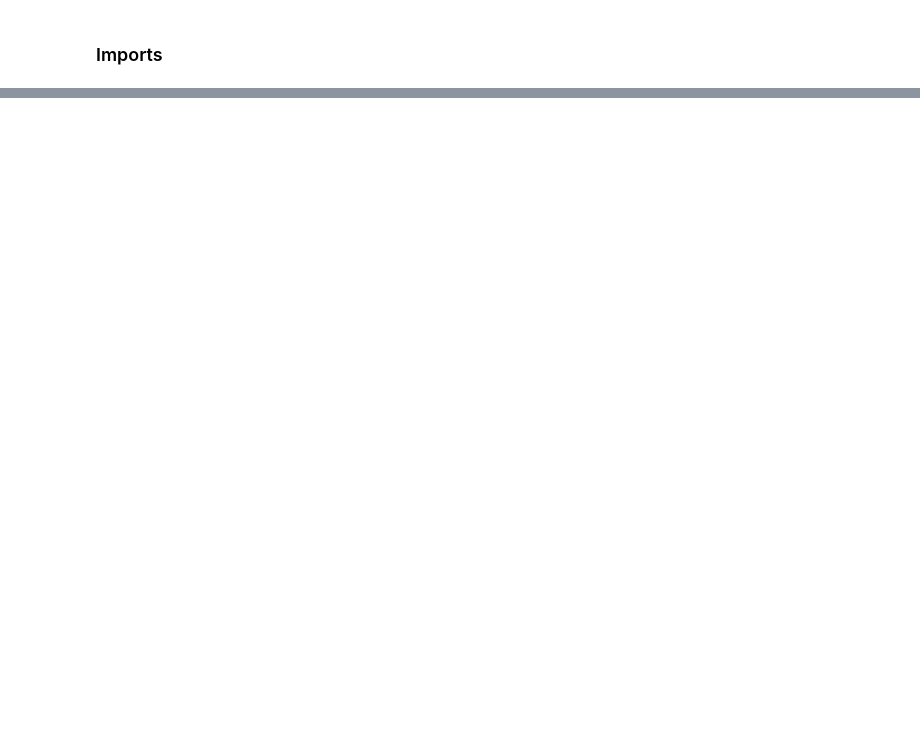
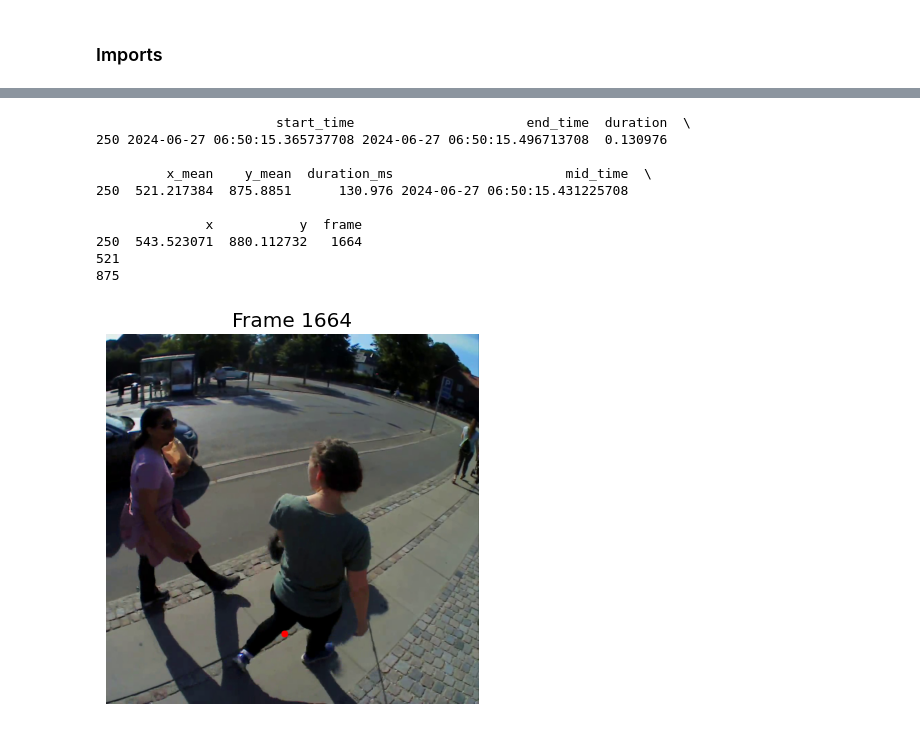
Before and after one commit to raquelmdtum/master-thesis, a Jupyter notebook: notebooks/do_eye.ipynb, the cells around one changed output, grey strips where cells are left out. Cells and saved outputs as stored; diff of their text form; code cells hidden in the pictures; blank space fills up the shorter version.

```diff
--- a/notebooks/do_eye.ipynb
+++ b/notebooks/do_eye.ipynb
@@ -350,0 +559,32 @@ KeyboardInterrupt:
+# %%
+frame_id = int(aligned["frame"].iloc[80])
+
+cap.set(cv.CAP_PROP_POS_FRAMES, frame_id)
+ret, frame = cap.read()
+
+gaze_rows = aligned[aligned["frame"] == frame_id]
+print(gaze_rows)
+
+for _, gaze in gaze_rows.iterrows():
+    x = int(gaze["x_mean"])
+    y = int(gaze["y_mean"])
+    print(x)
+    print(y)
+    cv.circle(frame, (x, y), 10, (0, 0, 255), -1)
+
+plt.imshow(cv.cvtColor(frame, cv.COLOR_BGR2RGB))
+plt.title(f"Frame {frame_id}")
+plt.axis("off")
+plt.show()
+# %% [output]
+                       start_time                      end_time  duration  \
+250 2024-06-27 06:50:15.365737708 2024-06-27 06:50:15.496713708  0.130976
+
+         x_mean    y_mean  duration_ms                      mid_time  \
+250  521.217384  875.8851      130.976 2024-06-27 06:50:15.431225708
+
+              x           y  frame
+250  543.523071  880.112732   1664
+521
+875
+[figure, added]
```
Also changed, not shown: parts of 69 cells of this notebook, 1 other file.
